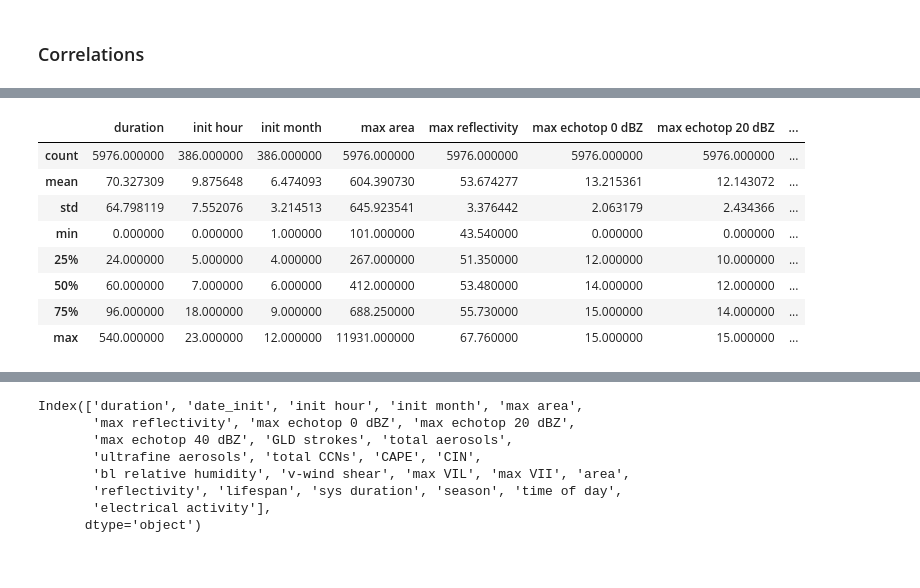
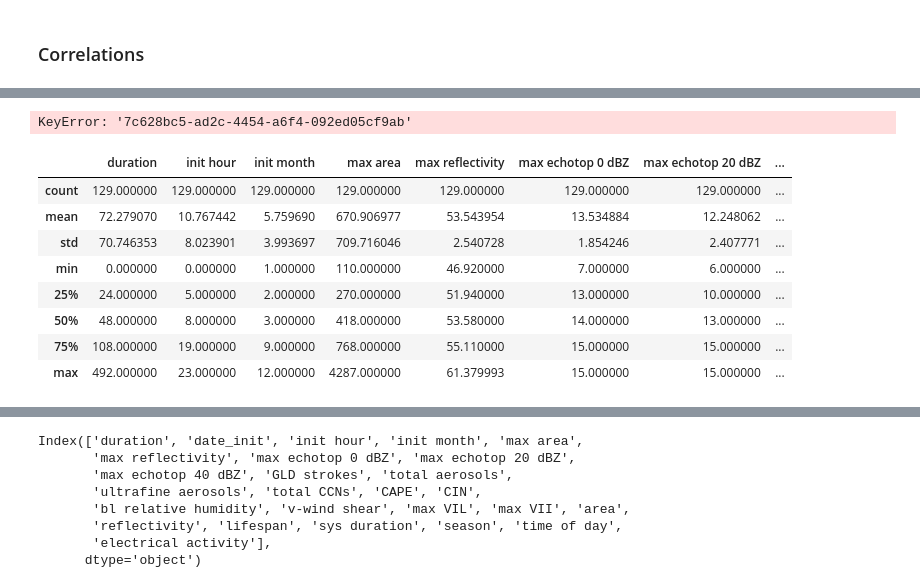
Before and after one commit to cclopes/tathu, a Jupyter notebook: sipam-tracking/classification_tests.ipynb, the cells around one changed output, grey strips where cells are left out. Saved outputs shown, nothing was run; the diff lists cells and outputs as text; code cells hidden in the pictures.

```diff
--- a/sipam-tracking/classification_tests.ipynb
+++ b/sipam-tracking/classification_tests.ipynb
@@ -220,43 +222,6 @@ systems = pd.DataFrame(
         'clf_timeofday': clf_timeofday,
         'clf_lightning': clf_lightning,
     }
-).set_index('name')
+).set_index('name').replace(r'^\s*$', np.nan, regex=True)
 systems['hour_init'] = systems.date_init.dt.hour
 systems['month_init'] = systems.date_init.dt.month
-systems = systems.reindex(
-    columns=['duration', 'date_init', 'hour_init', 'month_init', 'max_area',
-             'max_z', 'max_echotop0', 'max_echotop20', 'max_echotop40', 'gld',
-             'totaerosol', 'ufaerosol', 'totccn', 'cape', 'cin', 'blrh', 'lvws',
-             'wcd', 'max_vil', 'max_vii', 'max_viwl', 'clf_area', 'clf_z', 'clf_life',
-             'clf_duration', 'clf_season', 'clf_timeofday',
-       'clf_lightning'])
-systems.columns = [
-    'duration',
-    'date_init',
-    'init hour',
-    'init month',
-    'max area',
-    'max reflectivity',
-    'max echotop 0 dBZ',
-    'max echotop 20 dBZ',
-    'max echotop 40 dBZ',
-    'GLD strokes',
-    'total aerosols',
-    'ultrafine aerosols',
-    'total CCNs',
-    'CAPE',
-    'CIN',
-    'bl relative humidity',
-    'v-wind shear',
-    'warm cloud depth',
-    'max VIL',
-    'max VII',
-    'max VIWL',
-    'area',
-    'reflectivity',
-    'lifespan',
-    'sys duration',
-    'season',
-    'time of day',
-    'electrical activity'
-]
@@ -294,13 +298,17 @@ Name: lifespan, Length: 5976, dtype: object
+# %%
+systems.dropna().loc['7c628bc5-ad2c-4454-a6f4-092ed05cf9ab']
+# %% [output]
+KeyError: '7c628bc5-ad2c-4454-a6f4-092ed05cf9ab'
 # %%
-systems.describe()
+systems.dropna().describe()
 # %% [output]
 |  | duration | init hour | init month | max area | max reflectivity | max echotop 0 dBZ | max echotop 20 dBZ | ... |
-| count | 5976.000000 | 386.000000 | 386.000000 | 5976.000000 | 5976.000000 | 5976.000000 | 5976.000000 | ... |
-| mean | 70.327309 | 9.875648 | 6.474093 | 604.390730 | 53.674277 | 13.215361 | 12.143072 | ... |
-| std | 64.798119 | 7.552076 | 3.214513 | 645.923541 | 3.376442 | 2.063179 | 2.434366 | ... |
-| min | 0.000000 | 0.000000 | 1.000000 | 101.000000 | 43.540000 | 0.000000 | 0.000000 | ... |
-| 25% | 24.000000 | 5.000000 | 4.000000 | 267.000000 | 51.350000 | 12.000000 | 10.000000 | ... |
-| 50% | 60.000000 | 7.000000 | 6.000000 | 412.000000 | 53.480000 | 14.000000 | 12.000000 | ... |
-| 75% | 96.000000 | 18.000000 | 9.000000 | 688.250000 | 55.730000 | 15.000000 | 14.000000 | ... |
-| max | 540.000000 | 23.000000 | 12.000000 | 11931.000000 | 67.760000 | 15.000000 | 15.000000 | ... |
+| count | 129.000000 | 129.000000 | 129.000000 | 129.000000 | 129.000000 | 129.000000 | 129.000000 | ... |
+| mean | 72.279070 | 10.767442 | 5.759690 | 670.906977 | 53.543954 | 13.534884 | 12.248062 | ... |
+| std | 70.746353 | 8.023901 | 3.993697 | 709.716046 | 2.540728 | 1.854246 | 2.407771 | ... |
+| min | 0.000000 | 0.000000 | 1.000000 | 110.000000 | 46.920000 | 7.000000 | 6.000000 | ... |
+| 25% | 24.000000 | 5.000000 | 2.000000 | 270.000000 | 51.940000 | 13.000000 | 10.000000 | ... |
+| 50% | 48.000000 | 8.000000 | 3.000000 | 418.000000 | 53.580000 | 14.000000 | 13.000000 | ... |
+| 75% | 108.000000 | 19.000000 | 9.000000 | 768.000000 | 55.110000 | 15.000000 | 15.000000 | ... |
+| max | 492.000000 | 23.000000 | 12.000000 | 4287.000000 | 61.379993 | 15.000000 | 15.000000 | ... |
 # %%
```
Also changed, not shown: parts of 16 cells of this notebook, 1 other file.
